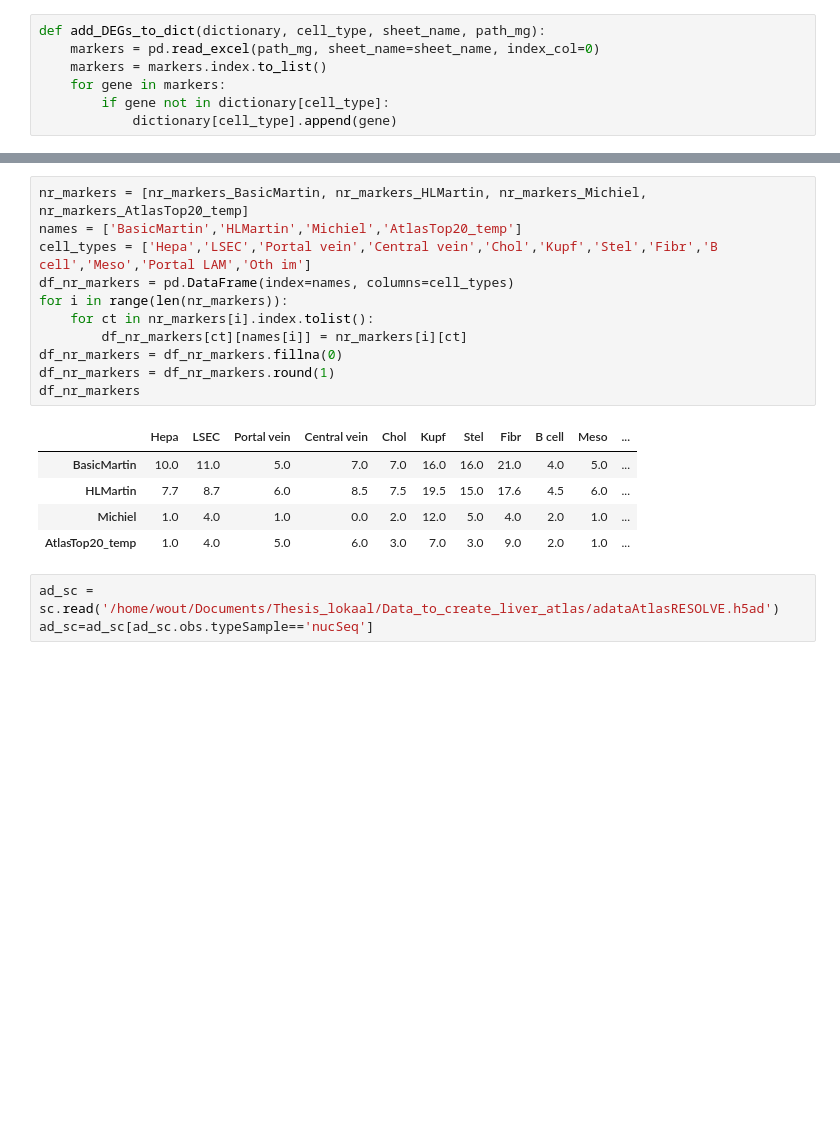
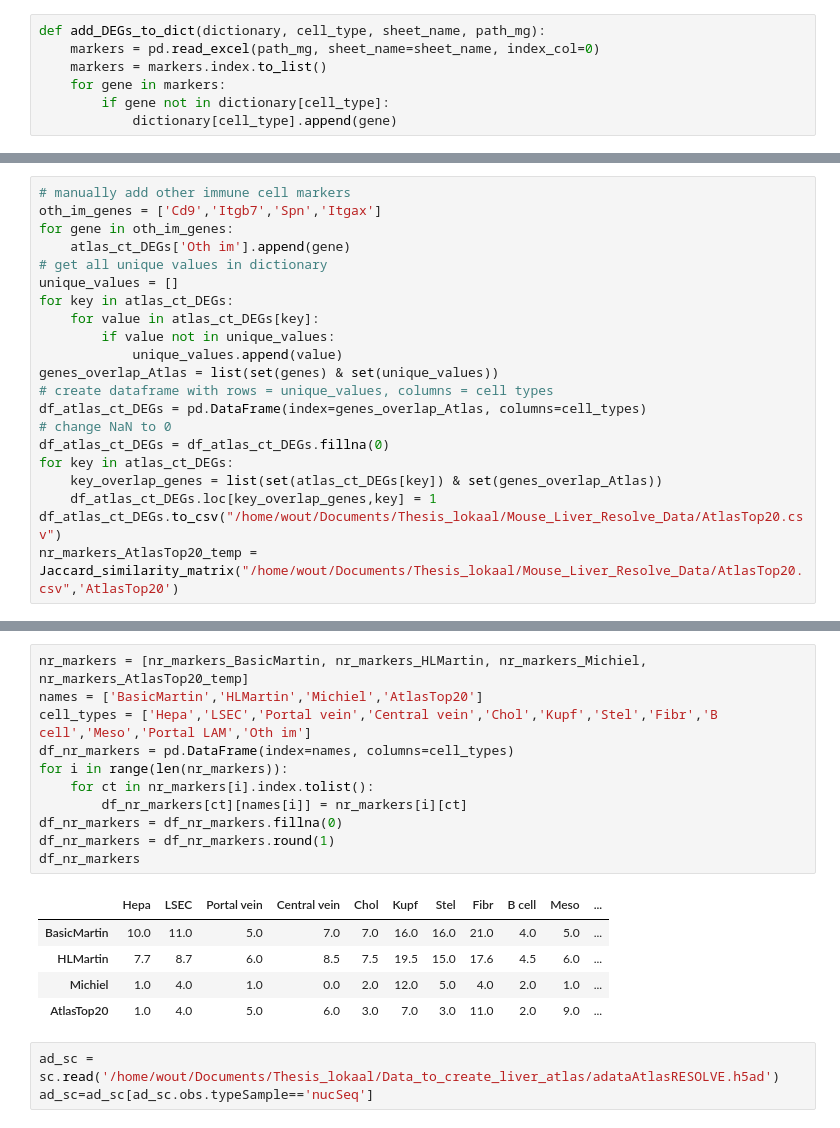
Before and after one commit to WoutVanhenden/Thesis, a Jupyter notebook: markers_annotation.ipynb, the cells around one changed output, grey strips where cells are left out. Drawn from its saved outputs; the diff is of its cells as text; blank space fills up the shorter version.

Commit message:
modified:   all_annotations.ipynb 	modified:   compare_samples.ipynb 	modified:   markers_annotation.ipynb

```diff
--- a/markers_annotation.ipynb
+++ b/markers_annotation.ipynb
@@ -276,0 +264,21 @@ dtype: int64
+# %%
+# manually add other immune cell markers
+oth_im_genes = ['Cd9','Itgb7','Spn','Itgax']
+for gene in oth_im_genes:
+    atlas_ct_DEGs['Oth im'].append(gene)
+# get all unique values in dictionary
+unique_values = []
+for key in atlas_ct_DEGs:
+    for value in atlas_ct_DEGs[key]:
+        if value not in unique_values:
+            unique_values.append(value)
+genes_overlap_Atlas = list(set(genes) & set(unique_values))
+# create dataframe with rows = unique_values, columns = cell types
+df_atlas_ct_DEGs = pd.DataFrame(index=genes_overlap_Atlas, columns=cell_types)
+# change NaN to 0
+df_atlas_ct_DEGs = df_atlas_ct_DEGs.fillna(0)
+for key in atlas_ct_DEGs:
+    key_overlap_genes = list(set(atlas_ct_DEGs[key]) & set(genes_overlap_Atlas))
+    df_atlas_ct_DEGs.loc[key_overlap_genes,key] = 1
+df_atlas_ct_DEGs.to_csv("/home/wout/Documents/Thesis_lokaal/Mouse_Liver_Resolve_Data/AtlasTop20.csv")
+nr_markers_AtlasTop20_temp = Jaccard_similarity_matrix("/home/wout/Documents/Thesis_lokaal/Mouse_Liver_Resolve_Data/AtlasTop20.csv",'AtlasTop20')
@@ -277,20 +300,20 @@ dtype: int64
 # %%
 nr_markers = [nr_markers_BasicMartin, nr_markers_HLMartin, nr_markers_Michiel, nr_markers_AtlasTop20_temp]
-names = ['BasicMartin','HLMartin','Michiel','AtlasTop20_temp']
+names = ['BasicMartin','HLMartin','Michiel','AtlasTop20']
 cell_types = ['Hepa','LSEC','Portal vein','Central vein','Chol','Kupf','Stel','Fibr','B cell','Meso','Portal LAM','Oth im']
 df_nr_markers = pd.DataFrame(index=names, columns=cell_types)
 for i in range(len(nr_markers)):
     for ct in nr_markers[i].index.tolist():
         df_nr_markers[ct][names[i]] = nr_markers[i][ct]
 df_nr_markers = df_nr_markers.fillna(0)
 df_nr_markers = df_nr_markers.round(1)
 df_nr_markers
 # %% [output]
 |  | Hepa | LSEC | Portal vein | Central vein | Chol | Kupf | Stel | Fibr | B cell | Meso | ... |
 | BasicMartin | 10.0 | 11.0 | 5.0 | 7.0 | 7.0 | 16.0 | 16.0 | 21.0 | 4.0 | 5.0 | ... |
 | HLMartin | 7.7 | 8.7 | 6.0 | 8.5 | 7.5 | 19.5 | 15.0 | 17.6 | 4.5 | 6.0 | ... |
 | Michiel | 1.0 | 4.0 | 1.0 | 0.0 | 2.0 | 12.0 | 5.0 | 4.0 | 2.0 | 1.0 | ... |
-| AtlasTop20_temp | 1.0 | 4.0 | 5.0 | 6.0 | 3.0 | 7.0 | 3.0 | 9.0 | 2.0 | 1.0 | ... |
+| AtlasTop20 | 1.0 | 4.0 | 5.0 | 6.0 | 3.0 | 7.0 | 3.0 | 11.0 | 2.0 | 9.0 | ... |
 # %%
 ad_sc = sc.read('/home/wout/Documents/Thesis_lokaal/Data_to_create_liver_atlas/adataAtlasRESOLVE.h5ad')
 ad_sc=ad_sc[ad_sc.obs.typeSample=='nucSeq']
```
Also changed, not shown: parts of 5 cells of this notebook.
